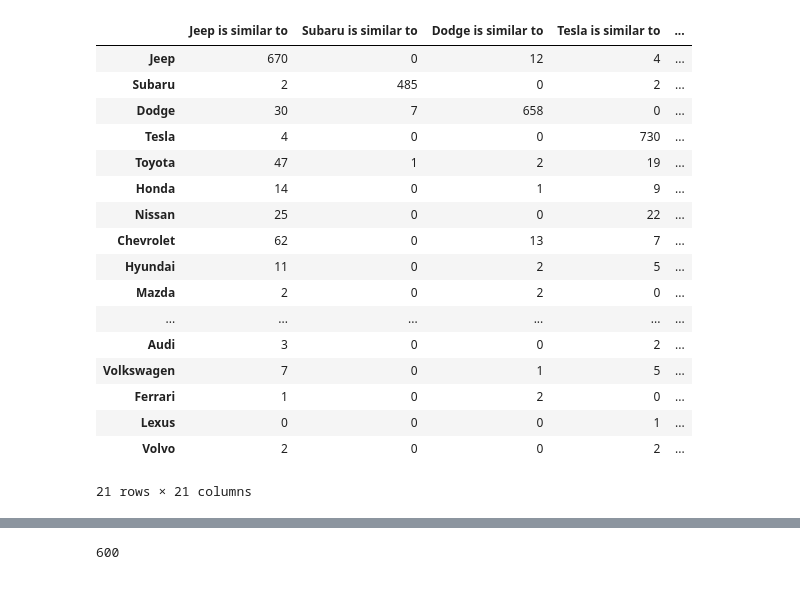
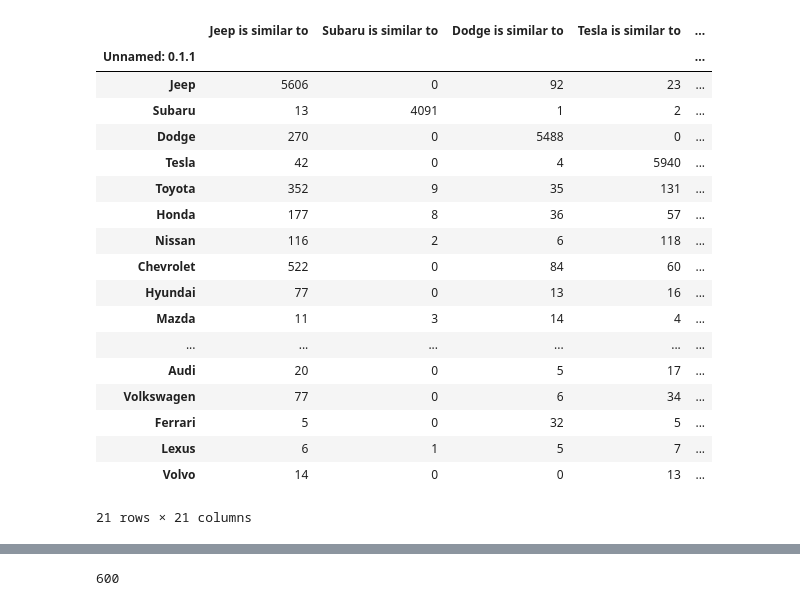
Before and after one commit to albtang/Katona-AI-Research, a Jupyter notebook: src/car_data/Merger.ipynb, the cells around one changed output, grey strips where cells are left out. Drawn from its saved outputs; the diff is of its cells as text; code cells hidden in the pictures.

```diff
--- a/src/car_data/Merger.ipynb
+++ b/src/car_data/Merger.ipynb
@@ -13,22 +13,23 @@ df9 = pd.read_csv("freqs/j Mar22 reparsed Jan5 900.csv", index_col=0)
-# %%
-df2
-# %% [output]
-|  | Jeep is similar to | Subaru is similar to | Dodge is similar to | Tesla is similar to | ... |
-| Jeep | 670 | 0 | 12 | 4 | ... |
-| Subaru | 2 | 485 | 0 | 2 | ... |
-| Dodge | 30 | 7 | 658 | 0 | ... |
-| Tesla | 4 | 0 | 0 | 730 | ... |
-| Toyota | 47 | 1 | 2 | 19 | ... |
-| Honda | 14 | 0 | 1 | 9 | ... |
-| Nissan | 25 | 0 | 0 | 22 | ... |
-| Chevrolet | 62 | 0 | 13 | 7 | ... |
-| Hyundai | 11 | 0 | 2 | 5 | ... |
-| Mazda | 2 | 0 | 2 | 0 | ... |
-| ... | ... | ... | ... | ... | ... |
-| Audi | 3 | 0 | 0 | 2 | ... |
-| Volkswagen | 7 | 0 | 1 | 5 | ... |
-| Ferrari | 1 | 0 | 2 | 0 | ... |
-| Lexus | 0 | 0 | 0 | 1 | ... |
-| Volvo | 2 | 0 | 0 | 2 | ... |
-21 rows × 21 columns
+# %%
+df1
+# %% [output]
+|  | Jeep is similar to | Subaru is similar to | Dodge is similar to | Tesla is similar to | ... |
+| Unnamed: 0.1.1 |  |  |  |  | ... |
+| Jeep | 5606 | 0 | 92 | 23 | ... |
+| Subaru | 13 | 4091 | 1 | 2 | ... |
+| Dodge | 270 | 0 | 5488 | 0 | ... |
+| Tesla | 42 | 0 | 4 | 5940 | ... |
+| Toyota | 352 | 9 | 35 | 131 | ... |
+| Honda | 177 | 8 | 36 | 57 | ... |
+| Nissan | 116 | 2 | 6 | 118 | ... |
+| Chevrolet | 522 | 0 | 84 | 60 | ... |
+| Hyundai | 77 | 0 | 13 | 16 | ... |
+| Mazda | 11 | 3 | 14 | 4 | ... |
+| ... | ... | ... | ... | ... | ... |
+| Audi | 20 | 0 | 5 | 17 | ... |
+| Volkswagen | 77 | 0 | 6 | 34 | ... |
+| Ferrari | 5 | 0 | 32 | 5 | ... |
+| Lexus | 6 | 1 | 5 | 7 | ... |
+| Volvo | 14 | 0 | 0 | 13 | ... |
+21 rows × 21 columns
 # %%
```
Also changed, not shown: parts of 3 cells of this notebook, 2 other files.
